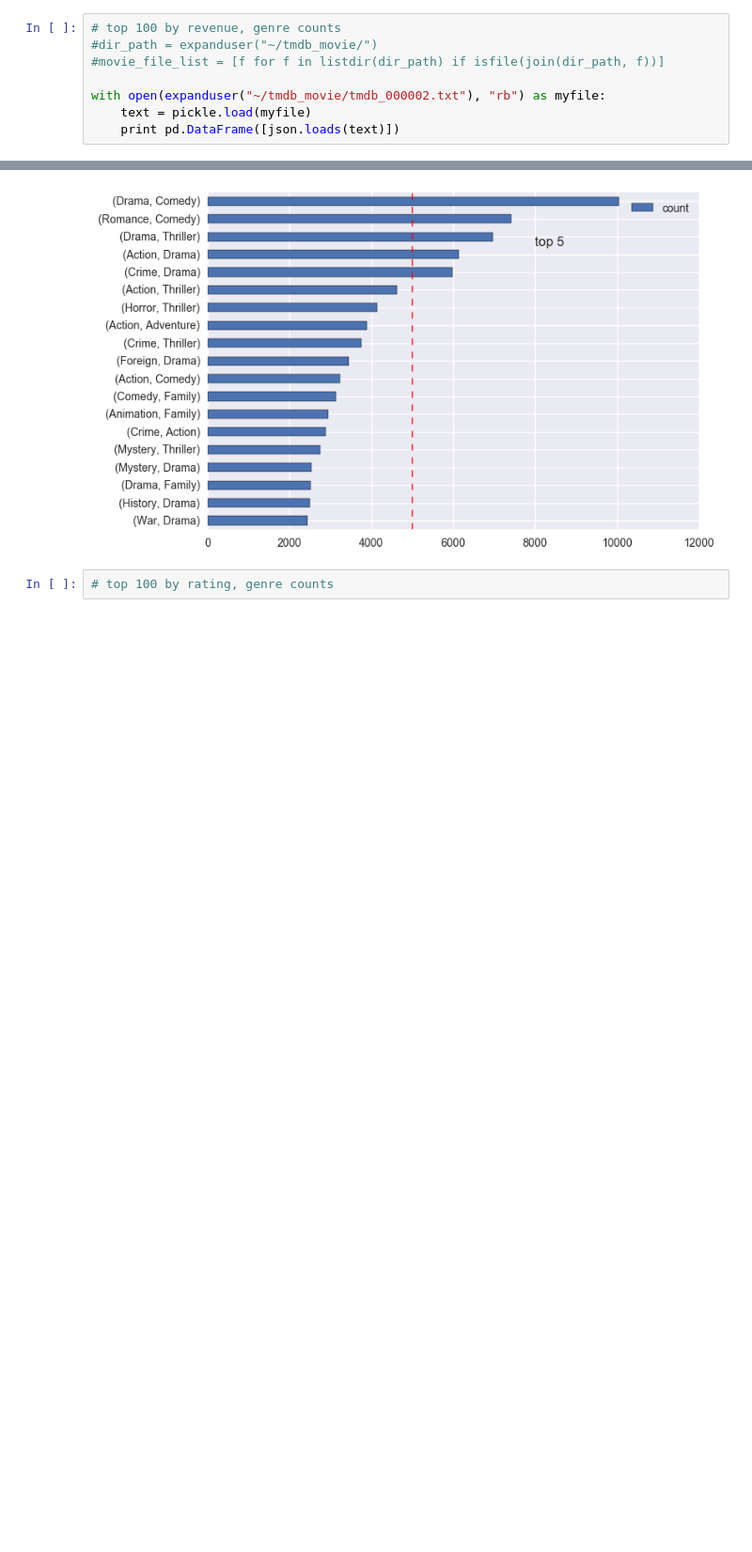
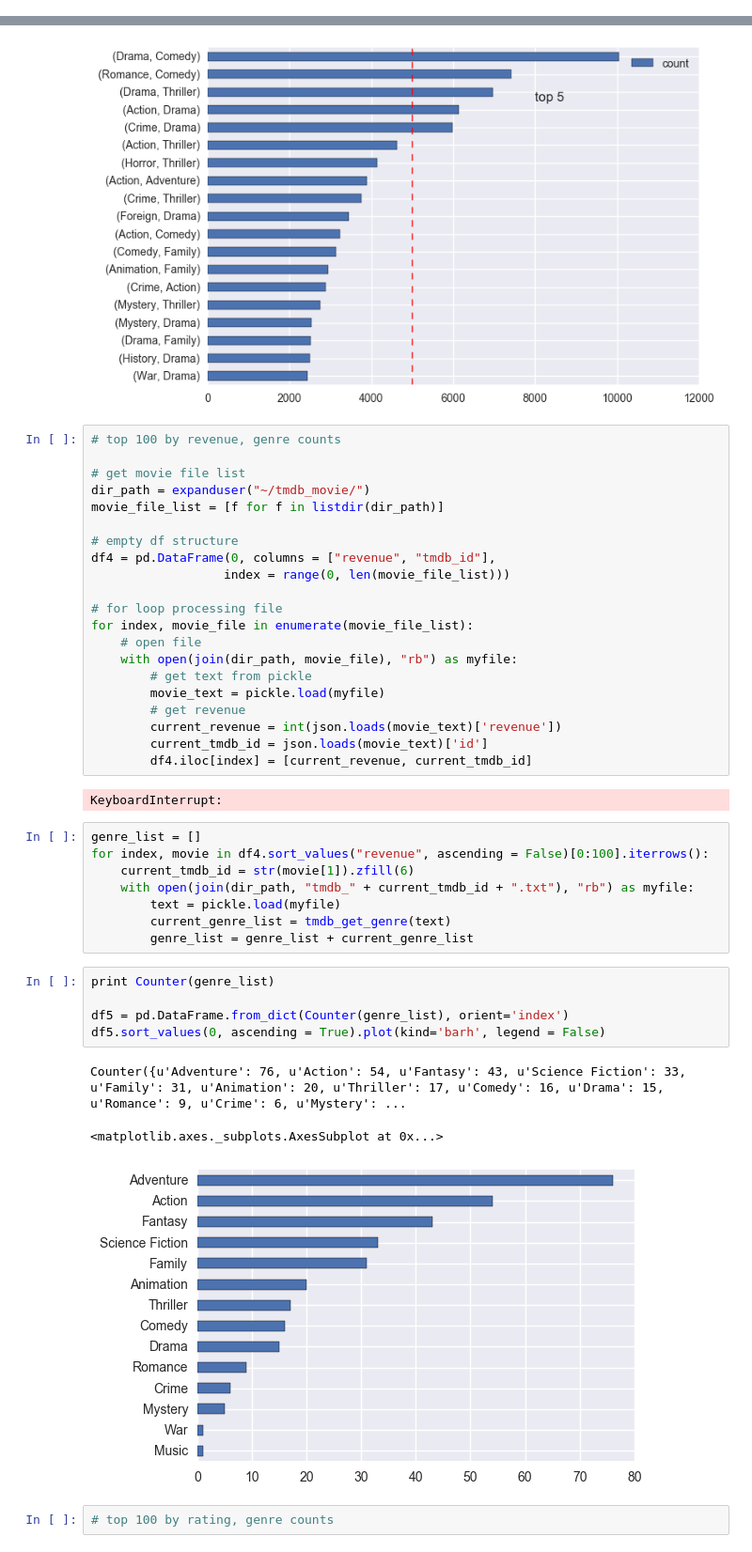
Before and after one commit to MovieStories/Main, a Jupyter notebook: test2.ipynb, the cells around one changed output, grey strips where cells are left out. Shown at 94% size. Drawn from its saved outputs; the diff is of its cells as text; blank space fills up the shorter version.

```diff
--- a/test2.ipynb
+++ b/test2.ipynb
@@ -131,11 +131,3 @@ sns.heatmap(df2)
 [figure]
 # %% [markdown]
 Most frequent pair: Drama/Comedy, Drama/Romance, Drama/Thriller
-# %%
-# top 100 by revenue, genre counts
-#dir_path = expanduser("~/tmdb_movie/")
-#movie_file_list = [f for f in listdir(dir_path) if isfile(join(dir_path, f))]
-
-with open(expanduser("~/tmdb_movie/tmdb_000002.txt"), "rb") as myfile:
-    text = pickle.load(myfile)
-    print pd.DataFrame([json.loads(text)])
@@ -173,5 +145,45 @@ plt.annotate("top 5", xy = (8000, 15.5))
 # %% [output]
 <matplotlib.text.Annotation at 0x...>
 [figure]
+# %%
+# top 100 by revenue, genre counts
+
+# get movie file list
+dir_path = expanduser("~/tmdb_movie/")
+movie_file_list = [f for f in listdir(dir_path)]
+
+# empty df structure
+df4 = pd.DataFrame(0, columns = ["revenue", "tmdb_id"],
+                  index = range(0, len(movie_file_list)))
+
+# for loop processing file
+for index, movie_file in enumerate(movie_file_list):
+    # open file
+    with open(join(dir_path, movie_file), "rb") as myfile:
+        # get text from pickle
+        movie_text = pickle.load(myfile)
+        # get revenue
+        current_revenue = int(json.loads(movie_text)['revenue'])
+        current_tmdb_id = json.loads(movie_text)['id']
+        df4.iloc[index] = [current_revenue, current_tmdb_id]
+# %% [output]
+KeyboardInterrupt:
+# %%
+genre_list = []
+for index, movie in df4.sort_values("revenue", ascending = False)[0:100].iterrows():
+    current_tmdb_id = str(movie[1]).zfill(6)
+    with open(join(dir_path, "tmdb_" + current_tmdb_id + ".txt"), "rb") as myfile:
+        text = pickle.load(myfile)
+        current_genre_list = tmdb_get_genre(text)
+        genre_list = genre_list + current_genre_list
+# %%
+print Counter(genre_list)
+
+df5 = pd.DataFrame.from_dict(Counter(genre_list), orient='index')
+df5.sort_values(0, ascending = True).plot(kind='barh', legend = False)
+# %% [output]
+Counter({u'Adventure': 76, u'Action': 54, u'Fantasy': 43, u'Science Fiction': 33, u'Family': 31, u'Animation': 20, u'Thriller': 17, u'Comedy': 16, u'Drama': 15, u'Romance': 9, u'Crime': 6, u'Mystery': ...
+<matplotlib.axes._subplots.AxesSubplot at 0x...>
+[figure, added]
 # %%
 # top 100 by rating, genre counts
```
Also changed, not shown: parts of 2 cells of this notebook, 1 other file.
